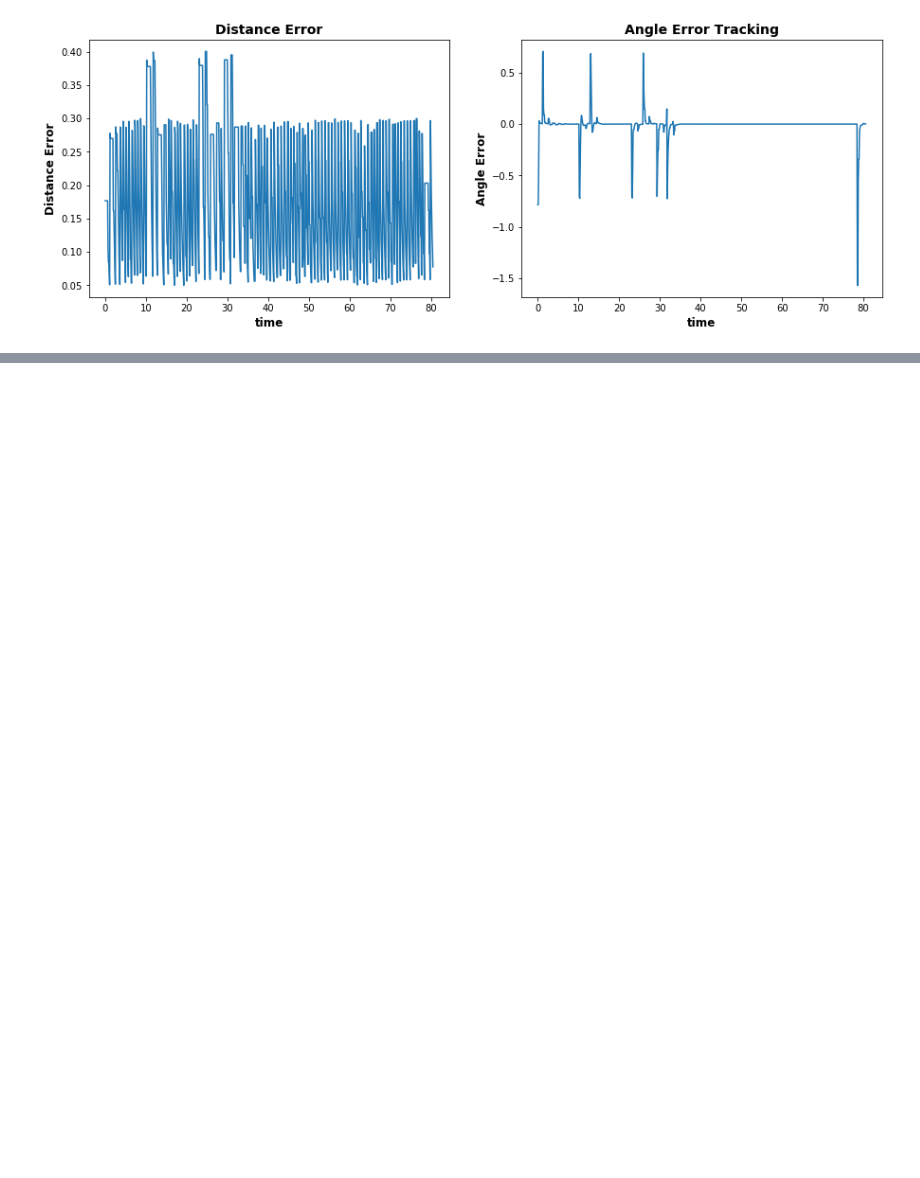
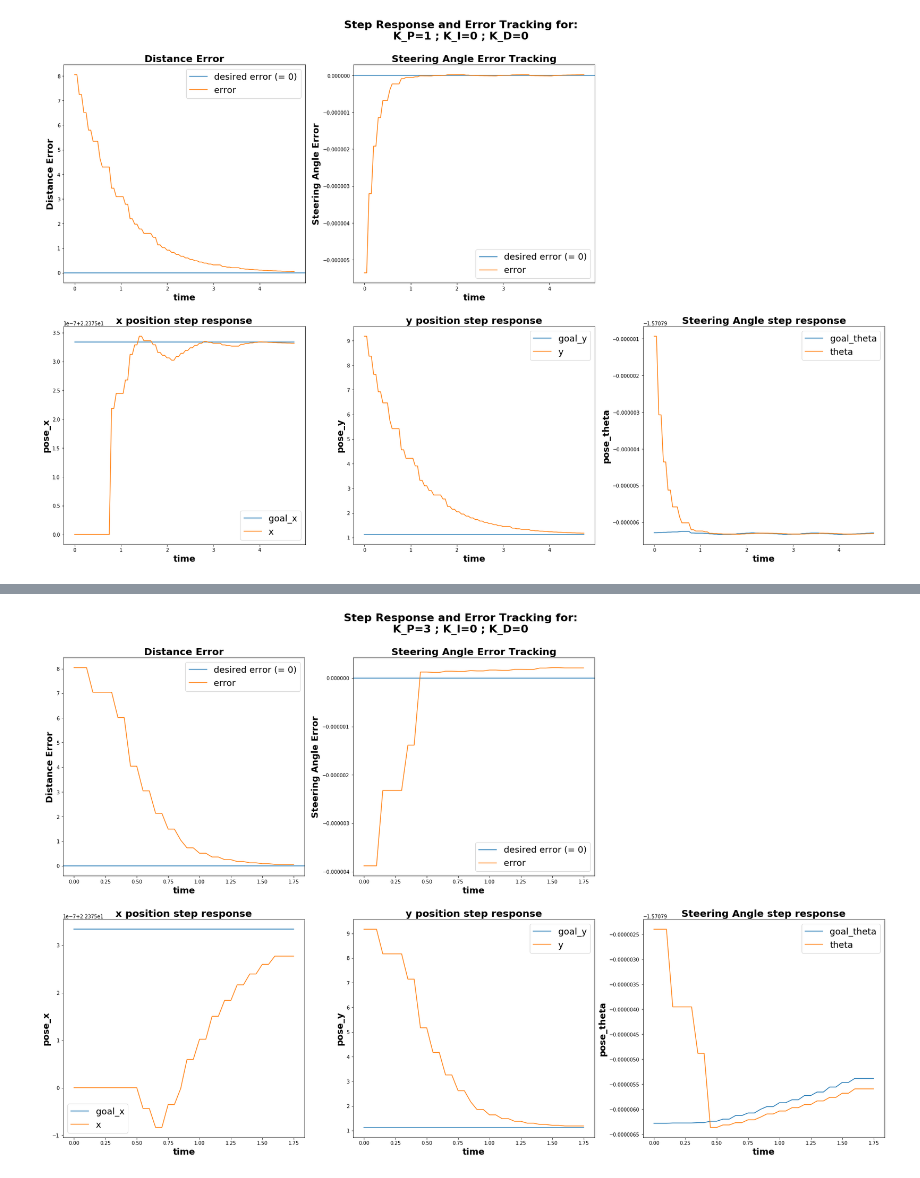
Before and after one commit to tharmee99/COMP0037_CW1_Path-Planning-in-a-known-world, a Jupyter notebook: comp0037_cw1/exports/controller_analysis.ipynb, the cells around one changed output, grey strips where cells are left out. Cells and saved outputs as stored; diff of their text form; code cells hidden in the pictures; blank space fills up the shorter version.

Commit message:
Adding controller graphs v1

```diff
--- a/comp0037_cw1/exports/controller_analysis.ipynb
+++ b/comp0037_cw1/exports/controller_analysis.ipynb
@@ -7,2 +9,10 @@ import matplotlib.pyplot as plt
 # %%
-n_files = 1
+n_files = 6
+sample_period=1/20
+# %%
+gain_list=[[1,0,0],
+           [2,0,0],
+           [3,0,0],
+           [3,0,0.01],
+           [3,0,0.05],
+           [3,0,0.1]]
@@ -9,38 +28,47 @@ n_files = 1
 # %%
 for i in range(n_files):
     data=pd.read_csv('log_data_{}.csv'.format(i+1))
-    t=np.arange(data.shape[0])*0.1
-    fig, axes = plt.subplots(1, 2, figsize=(15,5))
-    axes[0].plot(t, data['distance_error'])
-    axes[0].set_xlabel('time',fontsize=12,fontweight='bold')
-    axes[0].set_ylabel('Distance Error',fontsize=12,fontweight='bold')
-    axes[0].set_title('Distance Error',fontsize=14,fontweight='bold')
+    t=np.arange(data.shape[0])*sample_period
+    fig, axes = plt.subplots(2, 3, figsize=(30,18))
+    fig.suptitle('Step Response and Error Tracking for Distance with:\nK_P={} ; K_I={} ; K_D={}'.format(*gain_list[i]),
+                 fontsize=22,fontweight='bold',y=0.95)
+    axes[0][0].axhline(y=0, xmin=0,label='desired error (= 0)')
+    axes[0][0].plot(t, data['distance_error'],color='C1',label='error')
+    axes[0][0].legend(fontsize=18)
+    axes[0][0].set_xlabel('time',fontsize=18,fontweight='bold')
+    axes[0][0].set_ylabel('Distance Error',fontsize=18,fontweight='bold')
+    axes[0][0].set_title('Distance Error',fontsize=20,fontweight='bold')
 
-    axes[1].plot(t, data['angle_error'])
-    axes[1].set_xlabel('time',fontsize=12,fontweight='bold')
-    axes[1].set_ylabel('Angle Error',fontsize=12,fontweight='bold')
-    axes[1].set_title('Angle Error Tracking',fontsize=14,fontweight='bold')
+    axes[0][1].axhline(y=0, xmin=0,label='desired error (= 0)')
+    axes[0][1].plot(t, data['angle_error'],color='C1',label='error')
+    axes[0][1].legend(fontsize=18)
+    axes[0][1].set_xlabel('time',fontsize=18,fontweight='bold')
+    axes[0][1].set_ylabel('Steering Angle Error',fontsize=18,fontweight='bold')
+    axes[0][1].set_title('Steering Angle Error Tracking',fontsize=20,fontweight='bold')
 
-    fig, axes = plt.subplots(1, 3, figsize=(20,5))
-    axes[0].plot(t, data['goal_x'],label='goal_x')
-    axes[0].plot(t, data['current_x'],label='x')
-    axes[0].legend()
-    axes[0].set_xlabel('time',fontsize=12,fontweight='bold')
-    axes[0].set_ylabel('pose_x',fontsize=12,fontweight='bold')
-    axes[0].set_title('x position response',fontsize=14,fontweight='bold')
+    axes[0][-1].axis('off')
 
-    axes[1].plot(t, data['goal_y'],label='goal_y')
-    axes[1].plot(t, data['current_y'],label='y')
-    axes[1].legend()
-    axes[1].set_xlabel('time',fontsize=12,fontweight='bold')
-    axes[1].set_ylabel('pose_y',fontsize=12,fontweight='bold')
-    axes[1].set_title('y position response',fontsize=14,fontweight='bold')
+    axes[1][0].plot(t, data['goal_x'],label='goal_x')
+    axes[1][0].plot(t, data['current_x'],label='x')
+    axes[1][0].legend(fontsize=18)
+    axes[1][0].set_xlabel('time',fontsize=18,fontweight='bold')
+    axes[1][0].set_ylabel('pose_x',fontsize=18,fontweight='bold')
+    axes[1][0].set_title('x position step response',fontsize=20,fontweight='bold')
 
-    axes[2].plot(t, data['goal_theta'],label='goal_theta')
-    axes[2].plot(t, data['theta'],label='theta')
-    axes[2].legend()
-    axes[2].set_xlabel('time',fontsize=12,fontweight='bold')
-    axes[2].set_ylabel('pose_theta',fontsize=12,fontweight='bold')
-    axes[2].set_title('Angle response',fontsize=14,fontweight='bold')
+    axes[1][1].plot(t, data['goal_y'],label='goal_y')
+    axes[1][1].plot(t, data['current_y'],label='y')
+    axes[1][1].legend(fontsize=18)
+    axes[1][1].set_xlabel('time',fontsize=18,fontweight='bold')
+    axes[1][1].set_ylabel('pose_y',fontsize=18,fontweight='bold')
+    axes[1][1].set_title('y position step response',fontsize=20,fontweight='bold')
+
+    axes[1][2].plot(t, data['goal_theta'],label='goal_theta')
+    axes[1][2].plot(t, data['theta'],label='theta')
+    axes[1][2].legend(fontsize=18)
+    axes[1][2].set_xlabel('time',fontsize=18,fontweight='bold')
+    axes[1][2].set_ylabel('pose_theta',fontsize=18,fontweight='bold')
+    axes[1][2].set_title('Steering Angle step response',fontsize=20,fontweight='bold')
+    plt.savefig('../report/images/control_dist_{}_{}_{}'.format(*gain_list[i])+'.png')
+    plt.show()
 # %% [output]
-[figure, old version]
+[figure, new version]
@@ -47,0 +76 @@ for i in range(n_files):
+[figure, added]
```
Also changed, not shown: parts of 9 cells of this notebook, 41 other files.
